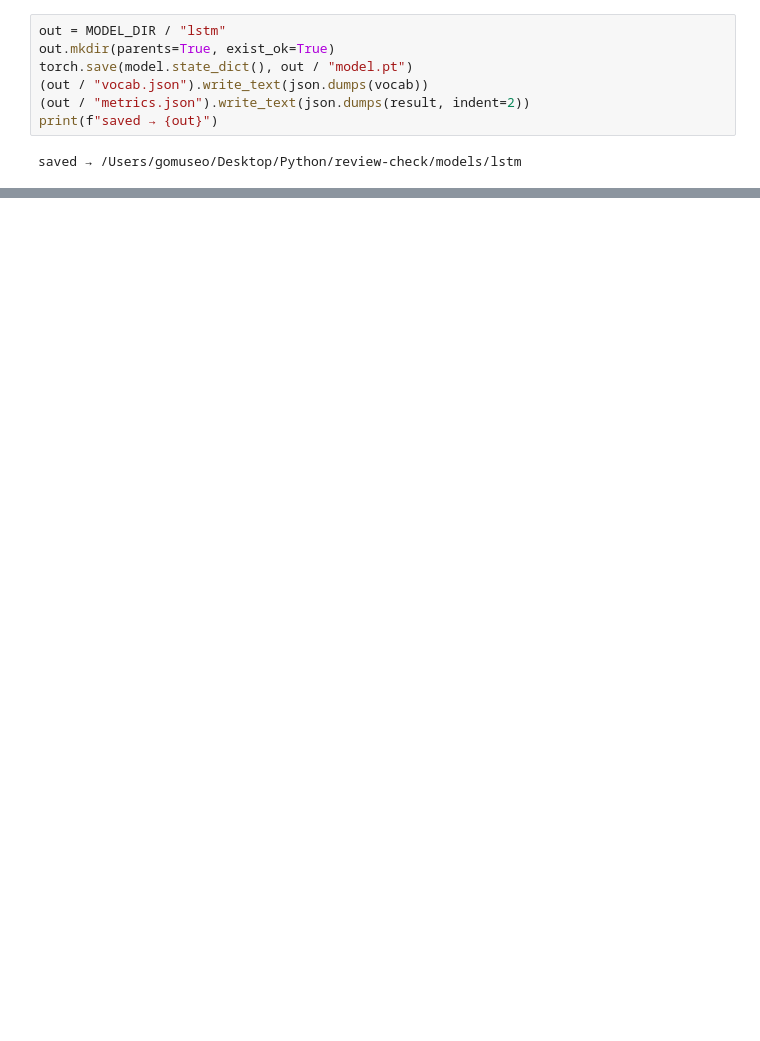
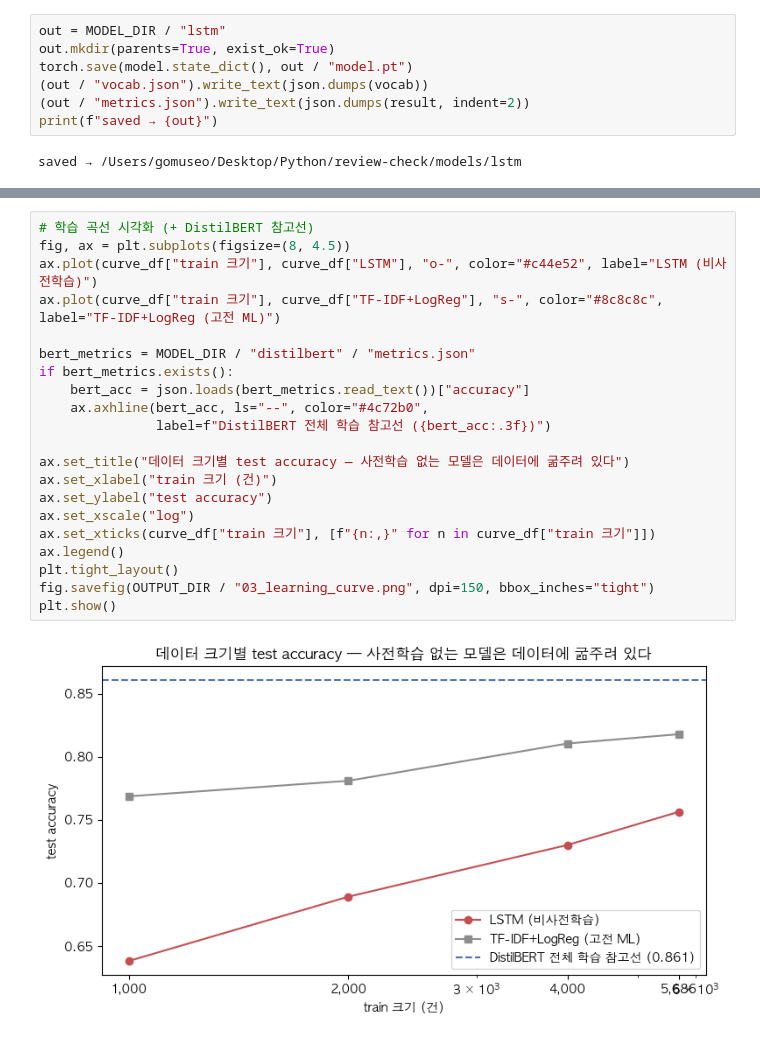
Before and after one commit to rhantj/review-check, a Jupyter notebook: notebooks/03_train_lstm.ipynb, the cells around one changed output, grey strips where cells are left out. Cells and saved outputs as stored; diff of their text form; blank space fills up the shorter version.

```diff
--- a/notebooks/03_train_lstm.ipynb
+++ b/notebooks/03_train_lstm.ipynb
@@ -121,0 +317,23 @@ saved → /Users/gomuseo/Desktop/Python/review-check/models/lstm
+# %%
+# 학습 곡선 시각화 (+ DistilBERT 참고선)
+fig, ax = plt.subplots(figsize=(8, 4.5))
+ax.plot(curve_df["train 크기"], curve_df["LSTM"], "o-", color="#c44e52", label="LSTM (비사전학습)")
+ax.plot(curve_df["train 크기"], curve_df["TF-IDF+LogReg"], "s-", color="#8c8c8c", label="TF-IDF+LogReg (고전 ML)")
+
+bert_metrics = MODEL_DIR / "distilbert" / "metrics.json"
+if bert_metrics.exists():
+    bert_acc = json.loads(bert_metrics.read_text())["accuracy"]
+    ax.axhline(bert_acc, ls="--", color="#4c72b0",
+               label=f"DistilBERT 전체 학습 참고선 ({bert_acc:.3f})")
+
+ax.set_title("데이터 크기별 test accuracy — 사전학습 없는 모델은 데이터에 굶주려 있다")
+ax.set_xlabel("train 크기 (건)")
+ax.set_ylabel("test accuracy")
+ax.set_xscale("log")
+ax.set_xticks(curve_df["train 크기"], [f"{n:,}" for n in curve_df["train 크기"]])
+ax.legend()
+plt.tight_layout()
+fig.savefig(OUTPUT_DIR / "03_learning_curve.png", dpi=150, bbox_inches="tight")
+plt.show()
+# %% [output]
+[figure, added]
```
Also changed, not shown: parts of 13 cells of this notebook, 9 other files.
